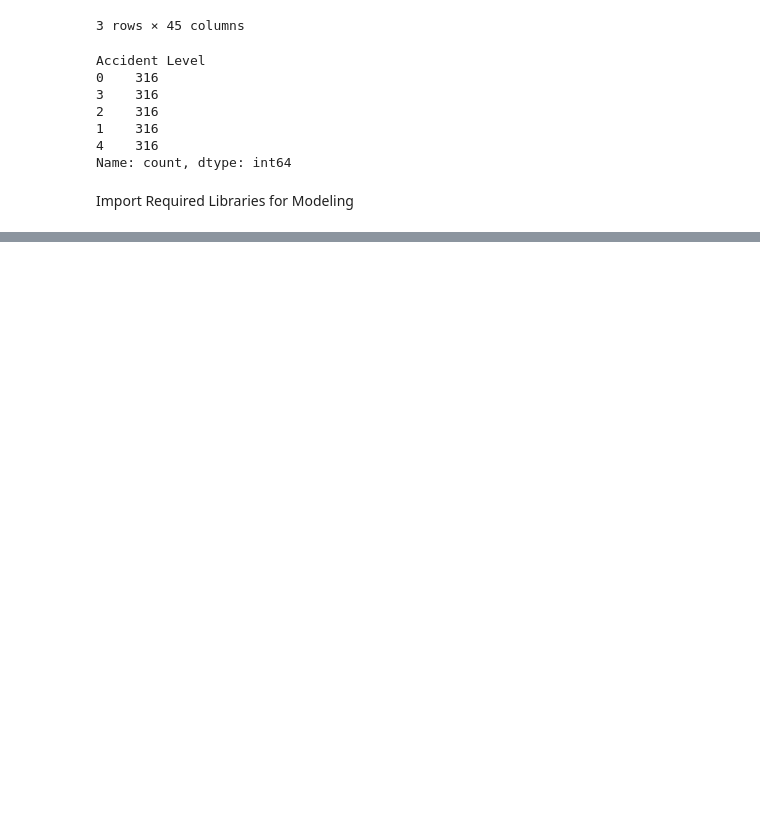
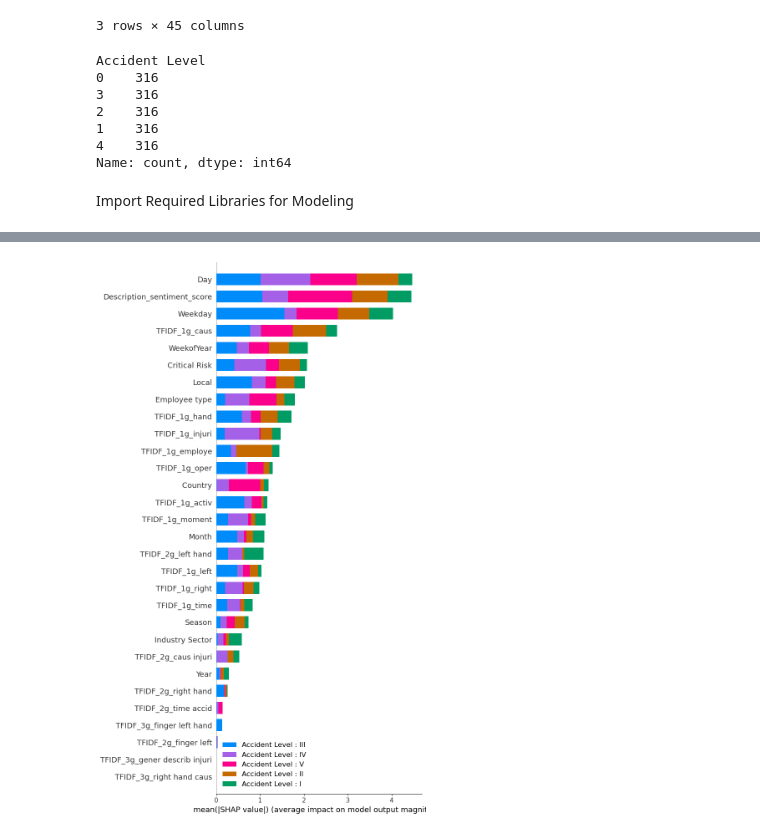
Before and after one commit to DinushiAyodyaGamage/pds-individual, a Jupyter notebook: IndustrialAccidentsAnalysis.ipynb, the cells around one changed output, grey strips where cells are left out. Cells and saved outputs as stored; diff of their text form; code cells hidden in the pictures; blank space fills up the shorter version.

```diff
--- a/IndustrialAccidentsAnalysis.ipynb
+++ b/IndustrialAccidentsAnalysis.ipynb
@@ -1090,0 +1109,5 @@ shap_values_ac = explainer(X_train)  # Compute SHAP values
+# %%
+#Plot SHAP
+shap.summary_plot(shap_values_ac, features=X_train, feature_names=x_df.columns, plot_type="bar", max_display=30, class_names=ac_label)
+# %% [output]
+[figure, added]
```
Also changed, not shown: parts of 12 cells of this notebook.
